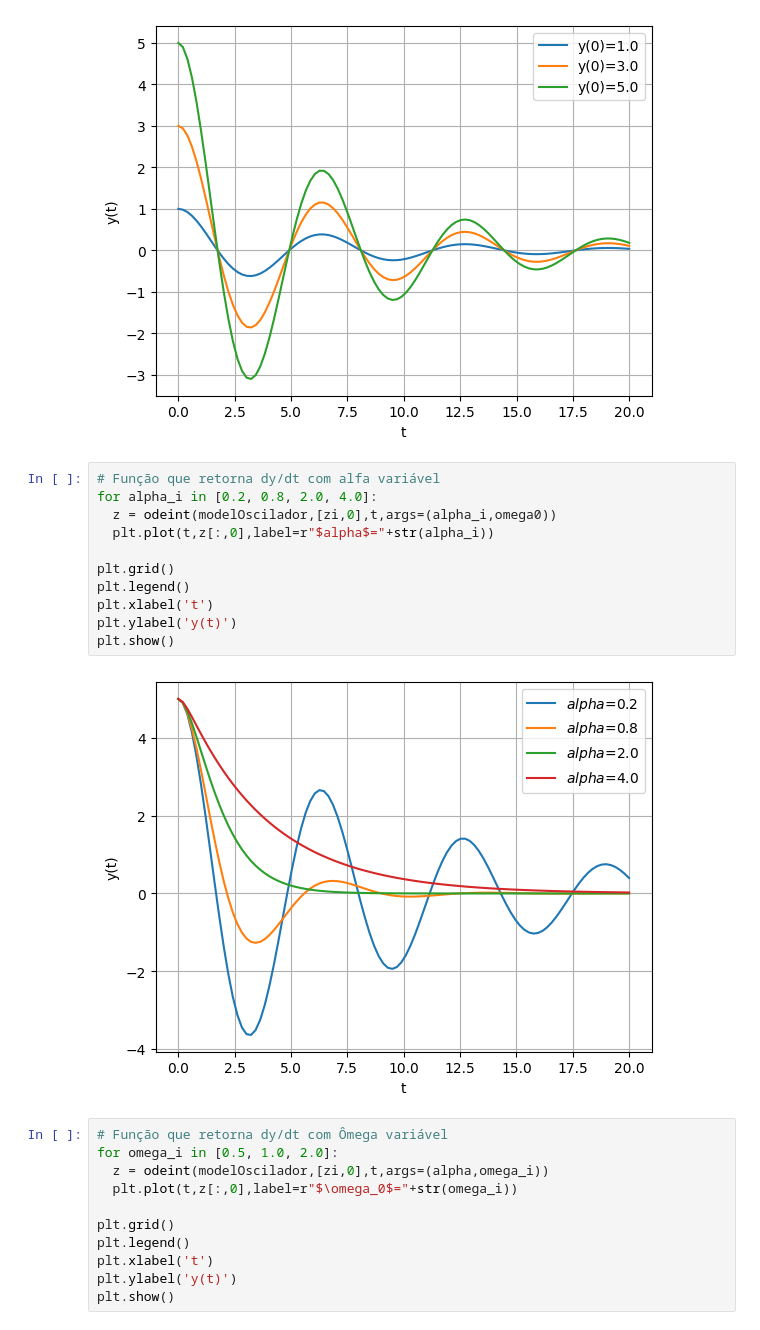
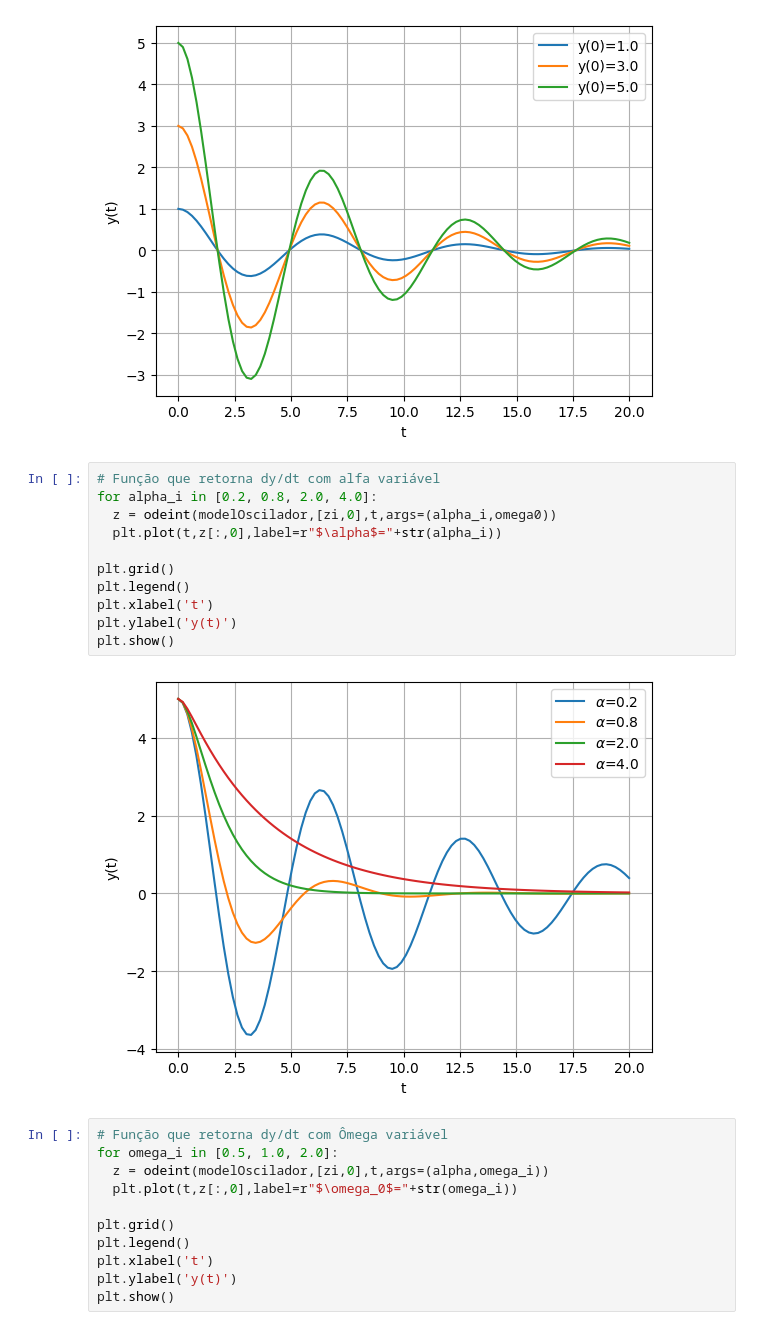
Before and after one commit to Felipe-Pinto/python_para_exatas, a Jupyter notebook: Função.ipynb, the cells around one changed output. Cells and saved outputs as stored; diff of their text form.

```diff
--- a/Função.ipynb
+++ b/Função.ipynb
@@ -132,16 +132,16 @@ plt.show()
 # %%
 # Função que retorna dy/dt com alfa variável
 for alpha_i in [0.2, 0.8, 2.0, 4.0]:
   z = odeint(modelOscilador,[zi,0],t,args=(alpha_i,omega0))
-  plt.plot(t,z[:,0],label=r"$alpha$="+str(alpha_i))
+  plt.plot(t,z[:,0],label=r"$\alpha$="+str(alpha_i))
 
 plt.grid()
 plt.legend()
 plt.xlabel('t')
 plt.ylabel('y(t)')
 plt.show()
 # %% [output]
-[figure, old version]
+[figure, new version]
 # %%
 # Função que retorna dy/dt com Ômega variável
 for omega_i in [0.5, 1.0, 2.0]:
```
